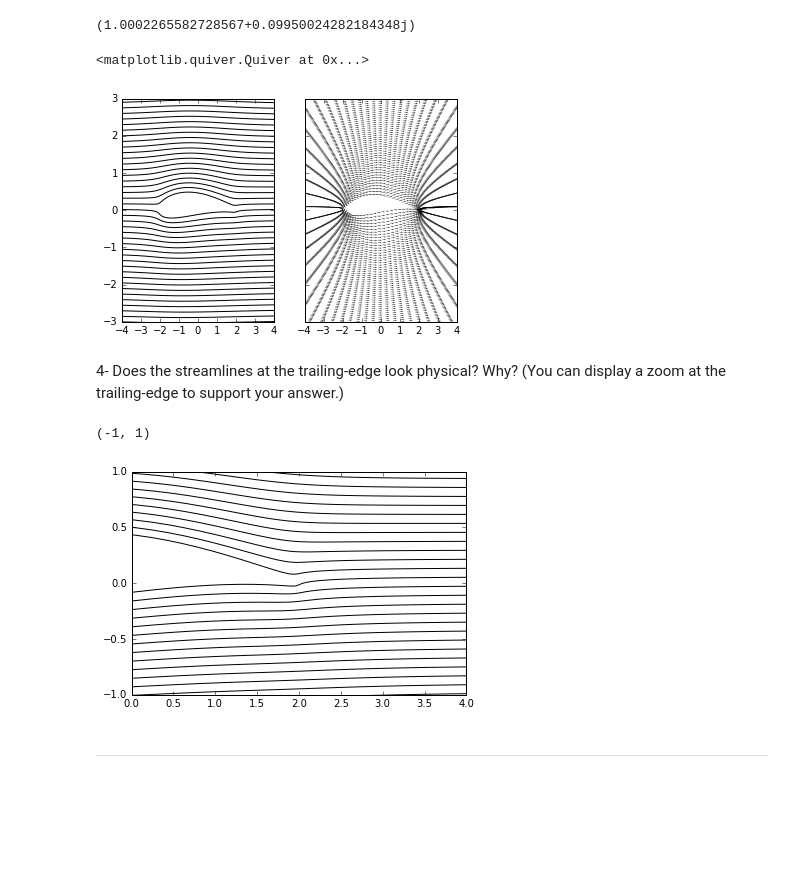
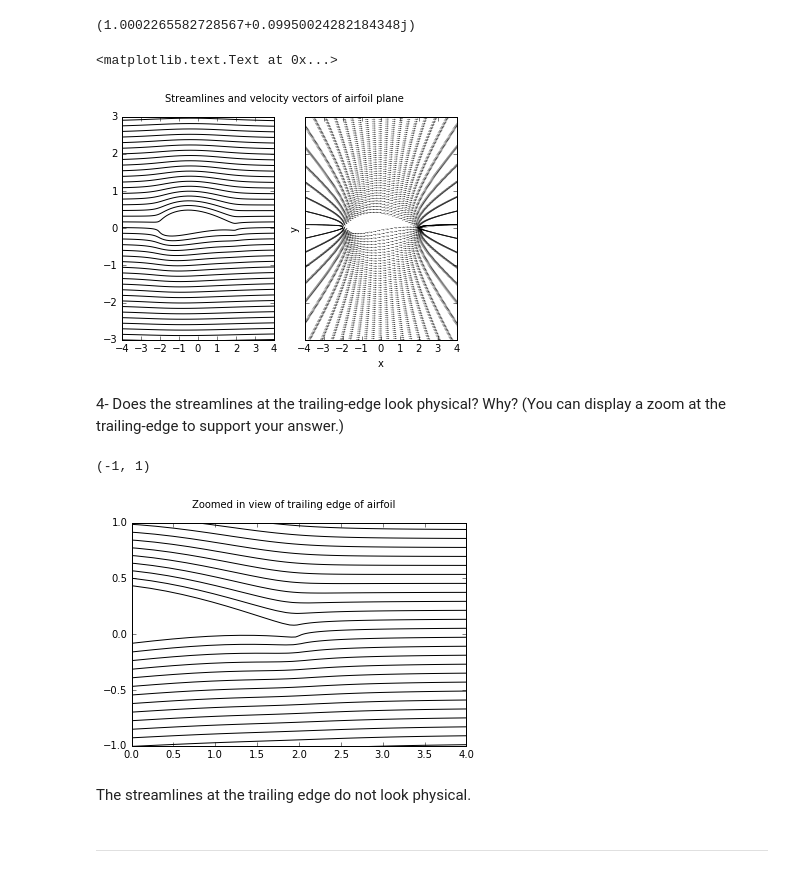
Before and after one commit to alexabaumer/MAE6226, a Jupyter notebook: Baumer_midterm.ipynb, the cells around one changed output. Cells and saved outputs as stored; diff of their text form; code cells hidden in the pictures; blank space fills up the shorter version.

```diff
--- a/Baumer_midterm.ipynb
+++ b/Baumer_midterm.ipynb
@@ -318,41 +326,44 @@ print(dzdxi_test)
 # %%
 #2- Compute the velocity on the mesh grid
 
 Wxi = numpy.empty_like(xr, dtype=complex)
 Wxi = u - 1j*v
 #print(Wz.shape)
 
 dzdxi = deriv(n, b, xi_2)
 #print(dzdxi.shape)
 
 Wz = Wxi / dzdxi
 
 uz = Wz.real
 vz = Wz.imag
 
 #3- plot streamlines and velocity field
 
 size=20
 f, (ax1, ax2) = pyplot.subplots(1, 2, sharex=True, sharey=True)
 ax1.contour(z_2.real, z_2.imag, psi, colors='k', linestyles='solid', levels=numpy.linspace(numpy.min(psi),numpy.max(psi), 80))
-#ax1.set_title('Cylinder geometry to airfoil with Karman-Trefftz')
 pyplot.xlim(-4,4)
 pyplot.ylim(-3,3)
 ax2.quiver(z_2.real[::1,::1], z_2.imag[::1,::1], uz[::1,::1], vz[::1,::1], units='inches', scale=20.0)
-#ax1.set_title('Cylinder geometry to airfoil with Karman-Trefftz')
+pyplot.suptitle('Streamlines and velocity vectors of airfoil plane')
+pyplot.xlabel('x')
+pyplot.ylabel('y')
 # %% [output]
-<matplotlib.quiver.Quiver at 0x...>
+<matplotlib.text.Text at 0x...>
-[figure, old version]
+[figure, new version]
 # %% [markdown]
 4- Does the streamlines at the trailing-edge look physical? Why? (You can display a zoom at the trailing-edge to support your answer.)
 # %%
 pyplot.contour(z_2.real, z_2.imag, psi, colors='k', linestyles='solid', levels=numpy.linspace(numpy.min(psi),numpy.max(psi), 150))
-#ax1.set_title('Cylinder geometry to airfoil with Karman-Trefftz')
+pyplot.suptitle('Zoomed in view of trailing edge of airfoil')
 pyplot.xlim(-0,4)
 pyplot.ylim(-1,1)
 # %% [output]
 (-1, 1)
-[figure, old version]
+[figure, new version]
+# %% [markdown]
+The streamlines at the trailing edge do not look physical.
 # %% [markdown]
 ---
 # %% [markdown]
```
Also changed, not shown: parts of 13 cells of this notebook.
